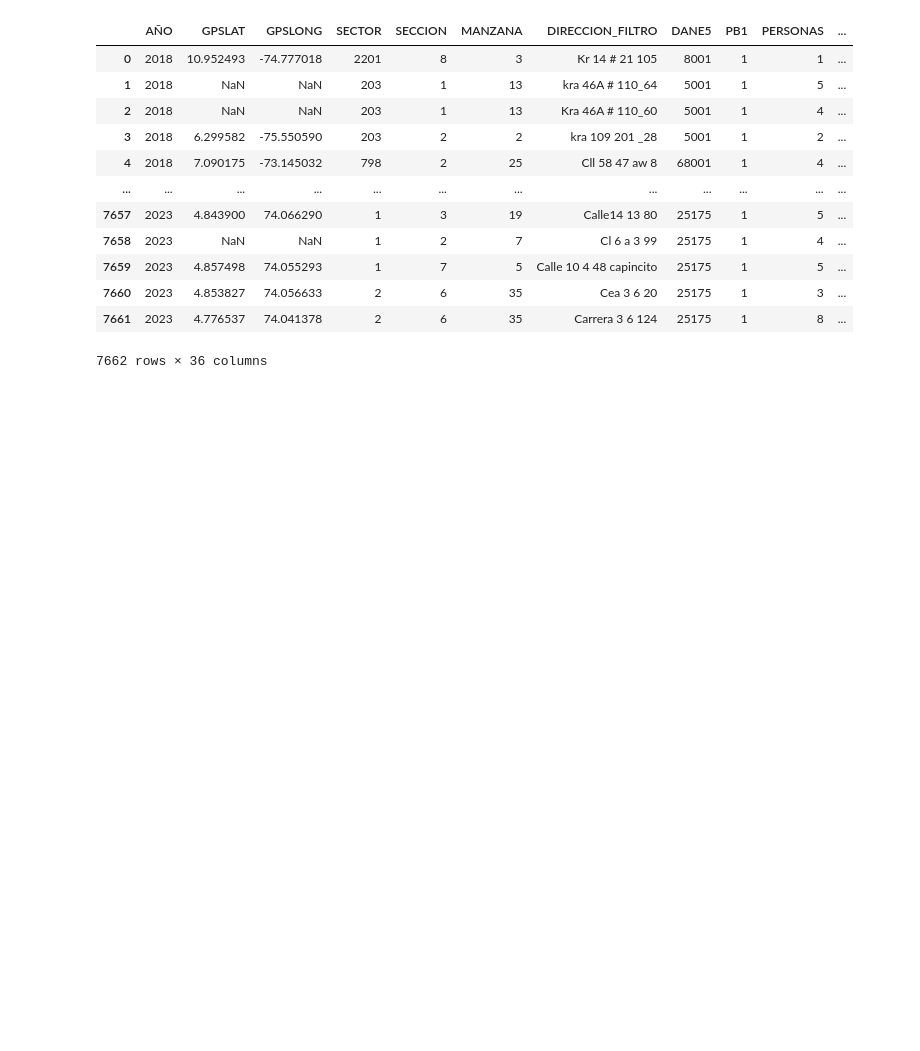
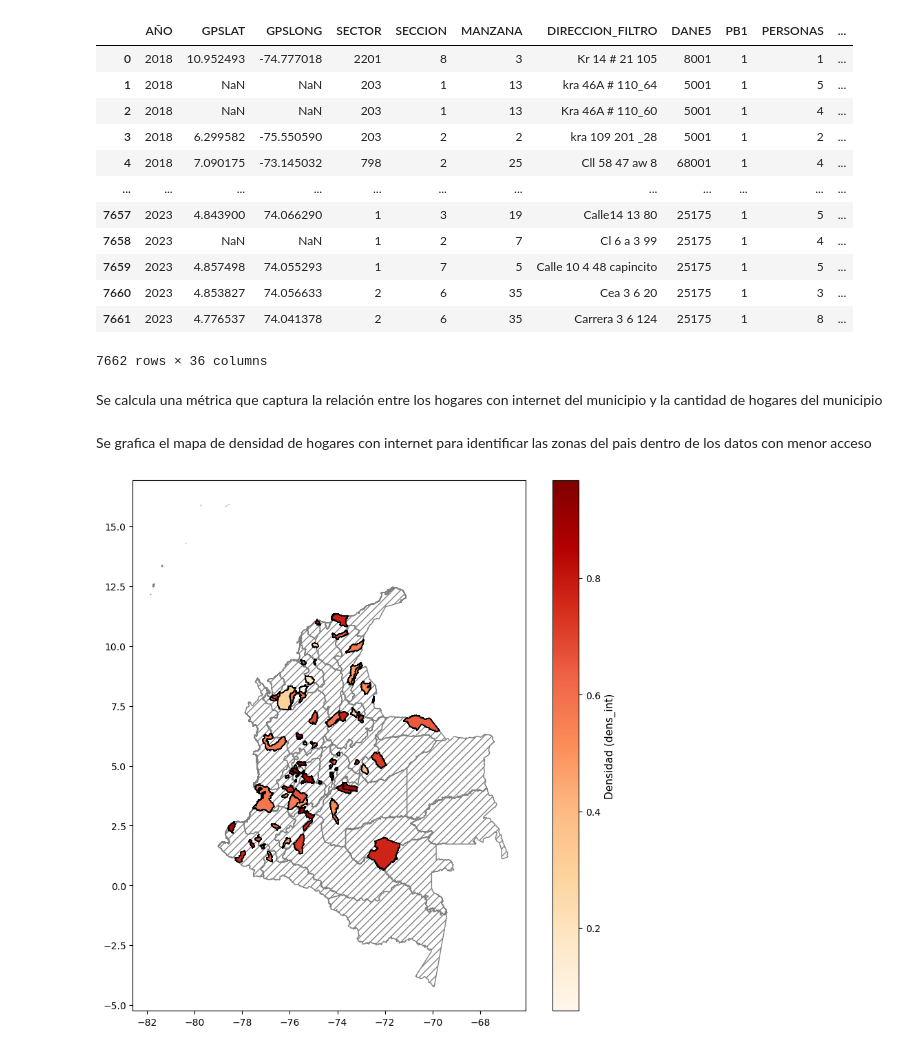
Before and after one commit to Contrerasjosed1/Proyecto_analytics, a Jupyter notebook: notebooks/01_exploracion.ipynb, the cells around one changed output. Saved outputs shown, nothing was run; the diff lists cells and outputs as text; code cells hidden in the pictures; blank space fills up the shorter version.

Commit message:
Corrección de mapas

```diff
--- a/notebooks/01_exploracion.ipynb
+++ b/notebooks/01_exploracion.ipynb
@@ -551,0 +469,36 @@ plt.show()
+# %% [markdown]
+Se calcula una métrica que captura la relación entre los hogares con internet del municipio y la cantidad de hogares del municipio
+# %%
+df_data_1['dens_int'] = df_data_1['HOGARES_INTERNET']/df_data_1['POBLACIÓN_ICFES']
+# %% [markdown]
+Se grafica el mapa de densidad de hogares con internet para identificar las zonas del pais dentro de los datos con menor acceso
+# %%
+import geopandas as gpd
+
+gdf = gpd.read_file("../Geografia Colombia/gadm41_COL_shp/gadm41_COL_2.shp")
+gdf1 = gpd.read_file("../Geografia Colombia/gadm41_COL_shp/gadm41_COL_1.shp")
+# print(gdf.head())
+gdf = gdf.merge(df_data_1, left_on="NAME_2", right_on="MUNICIPIO_NOMBRE", how="left")
+
+# Graficar
+fig, ax = plt.subplots(figsize=(10,10))
+gdf1.plot(
+    ax=ax,
+    facecolor="none",        # sin relleno sólido
+    edgecolor="grey",   # bordes
+    hatch="///",             # patrón de líneas (///, \\\, xx, ++, **, .., etc.)
+    alpha=1                # transparencia del hatch
+)
+gdf.plot(
+    ax=ax,
+    column="dens_int",      # columna de colores
+    cmap="OrRd",            # paleta de colores (puedes cambiar a 'viridis', 'Blues', etc.)
+    edgecolor="black",
+    legend=True,            # para que salga la barra de colores
+    legend_kwds={"label": "Densidad (dens_int)", "orientation": "vertical"}
+)
+
+
+plt.show()
+# %% [output]
+[figure, added]
```
Also changed, not shown: parts of 8 cells of this notebook.
